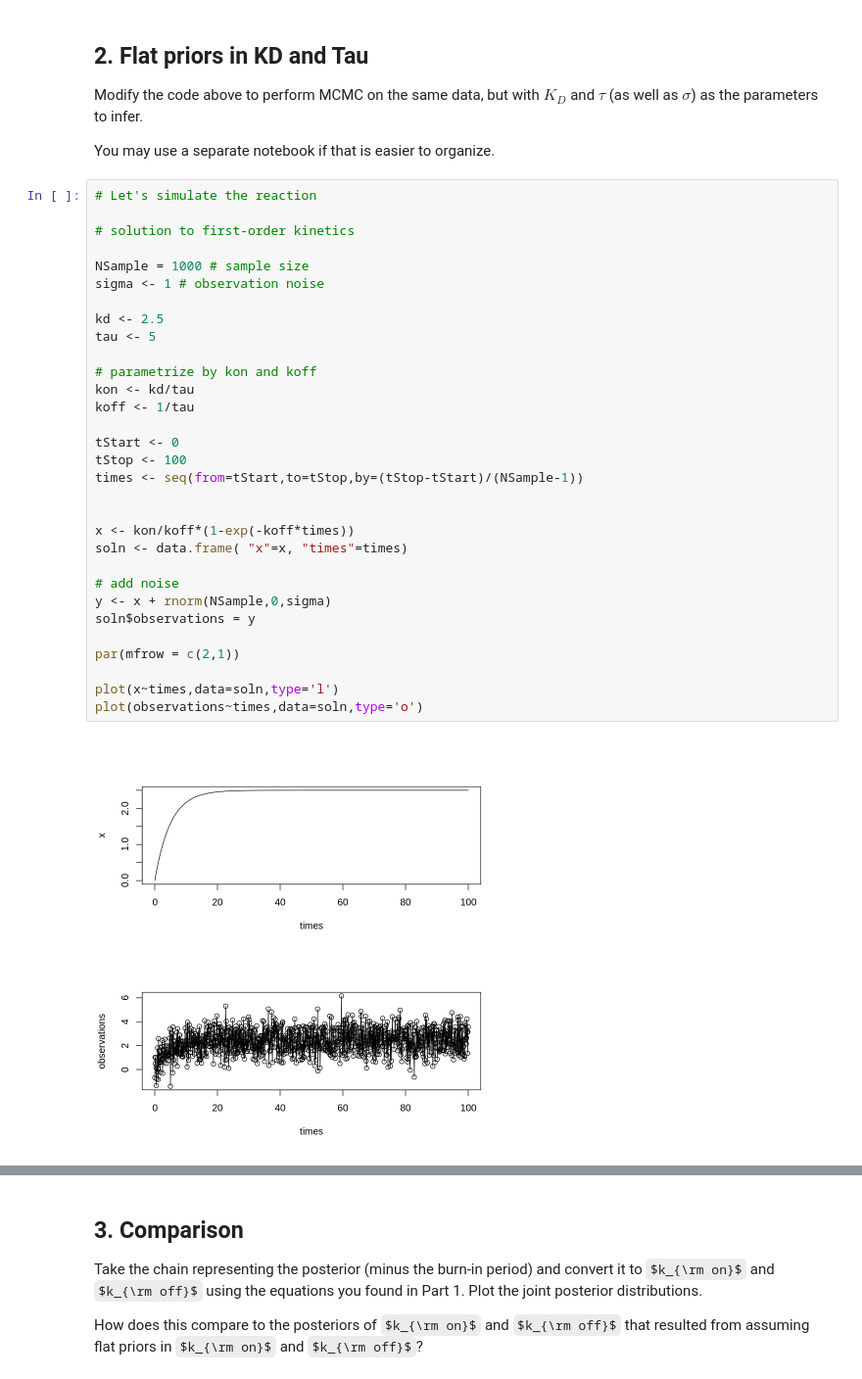
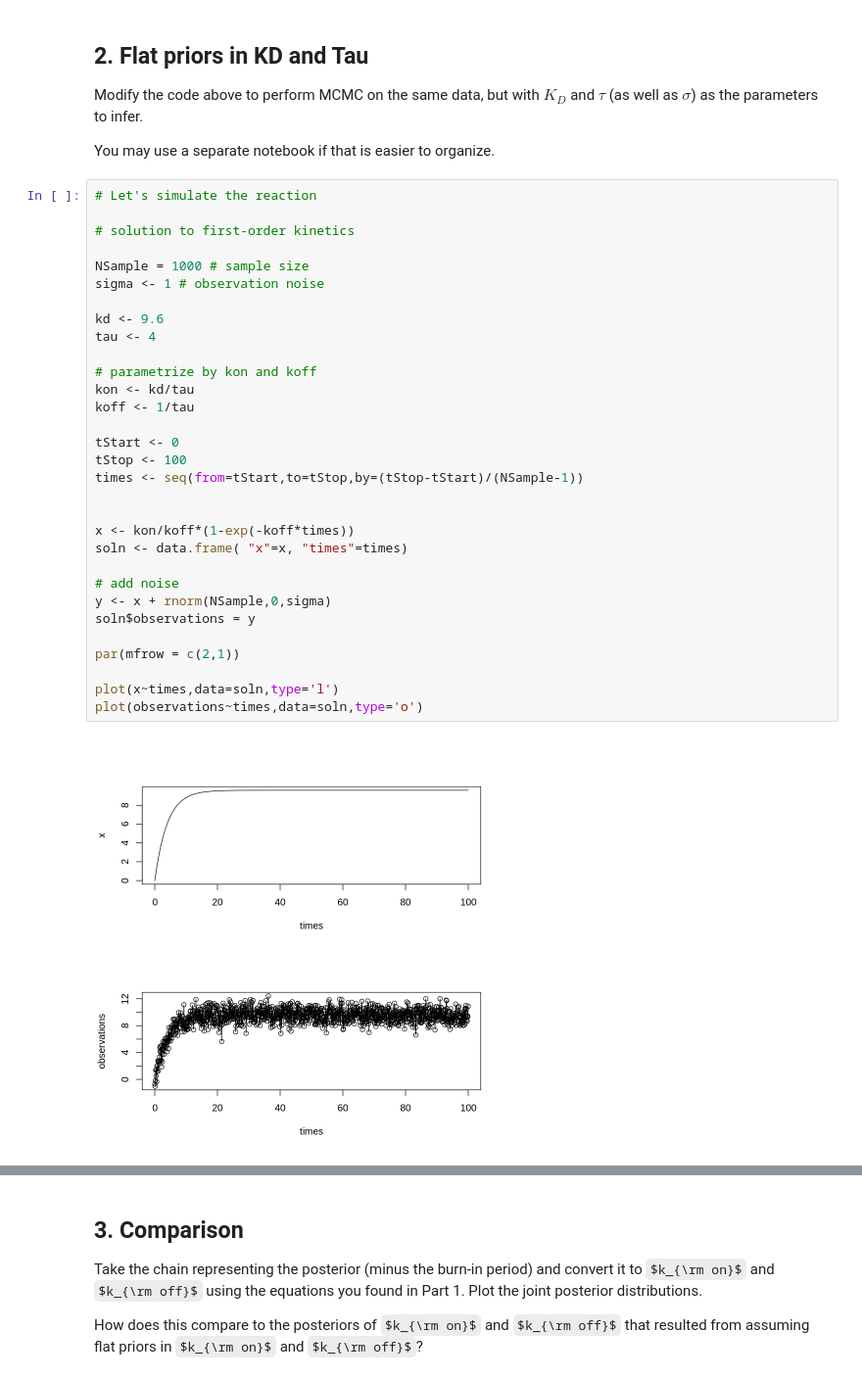
Before and after one commit to llai7/MATH227C, a Jupyter notebook: Math227C20Sp_P11_LuluLai.ipynb, the cells around one changed output, grey strips where cells are left out. Shown at 98% size. Drawn from its saved outputs; the diff is of its cells as text; some formulas as TeX source.

```diff
--- a/Math227C20Sp_P11_LuluLai.ipynb
+++ b/Math227C20Sp_P11_LuluLai.ipynb
@@ -193,36 +193,36 @@ You may use a separate notebook if that is easier to organize.
 # %%
 # Let's simulate the reaction
 
 # solution to first-order kinetics
 
 NSample = 1000 # sample size
 sigma <- 1 # observation noise
 
-kd <- 2.5
-tau <- 5
+kd <- 9.6
+tau <- 4
 
 # parametrize by kon and koff
 kon <- kd/tau
 koff <- 1/tau
 
 tStart <- 0
 tStop <- 100
 times <- seq(from=tStart,to=tStop,by=(tStop-tStart)/(NSample-1))
 
 
 x <- kon/koff*(1-exp(-koff*times))
 soln <- data.frame( "x"=x, "times"=times)
 
 # add noise
 y <- x + rnorm(NSample,0,sigma)
 soln$observations = y
 
 par(mfrow = c(2,1))
 
 plot(x~times,data=soln,type='l')
 plot(observations~times,data=soln,type='o')
 # %% [output]
-[figure, old version]
+[figure, new version]
 # %%
 # define the likelihood function
 
```
Also changed, not shown: parts of 6 cells of this notebook.
